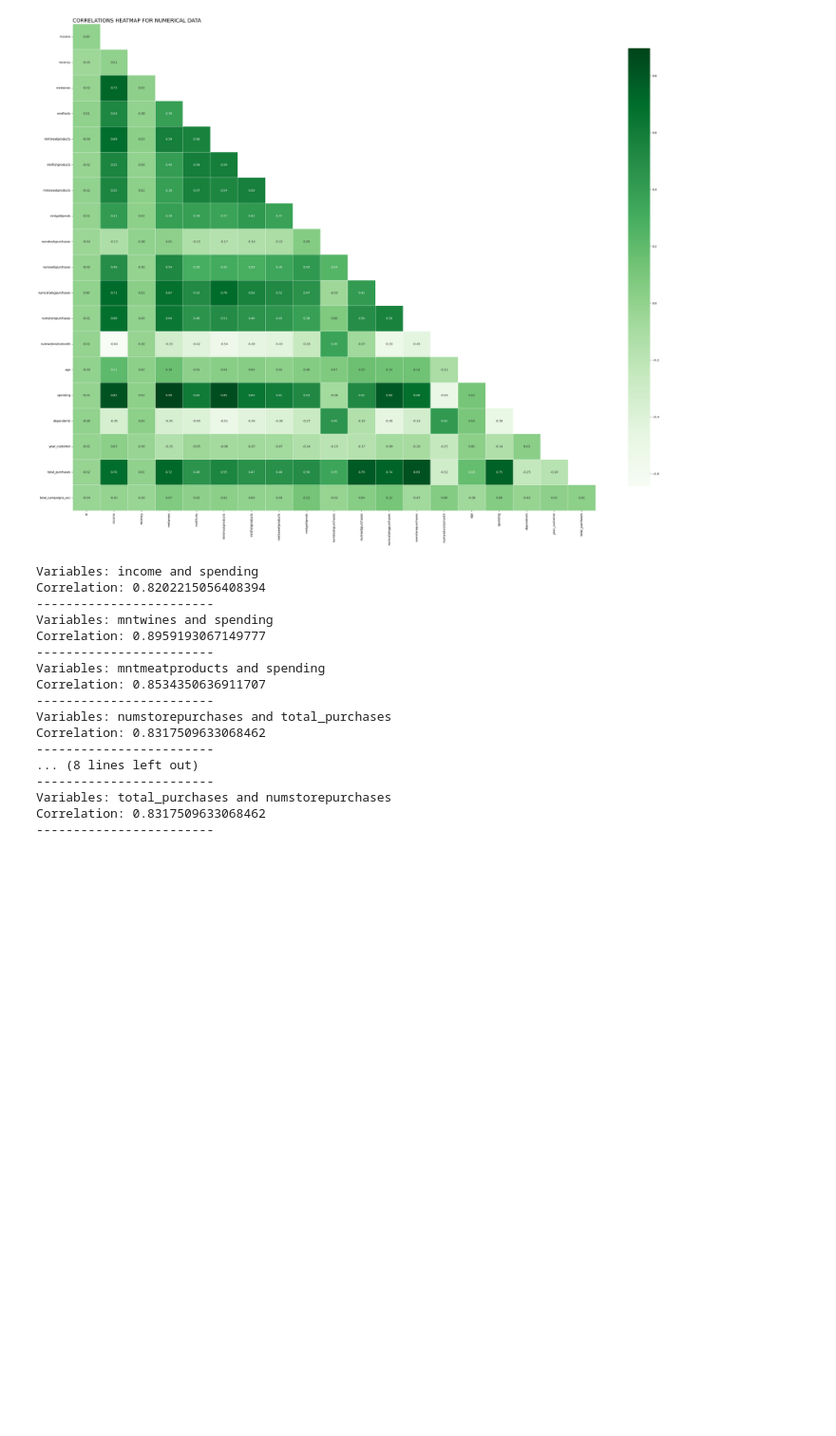
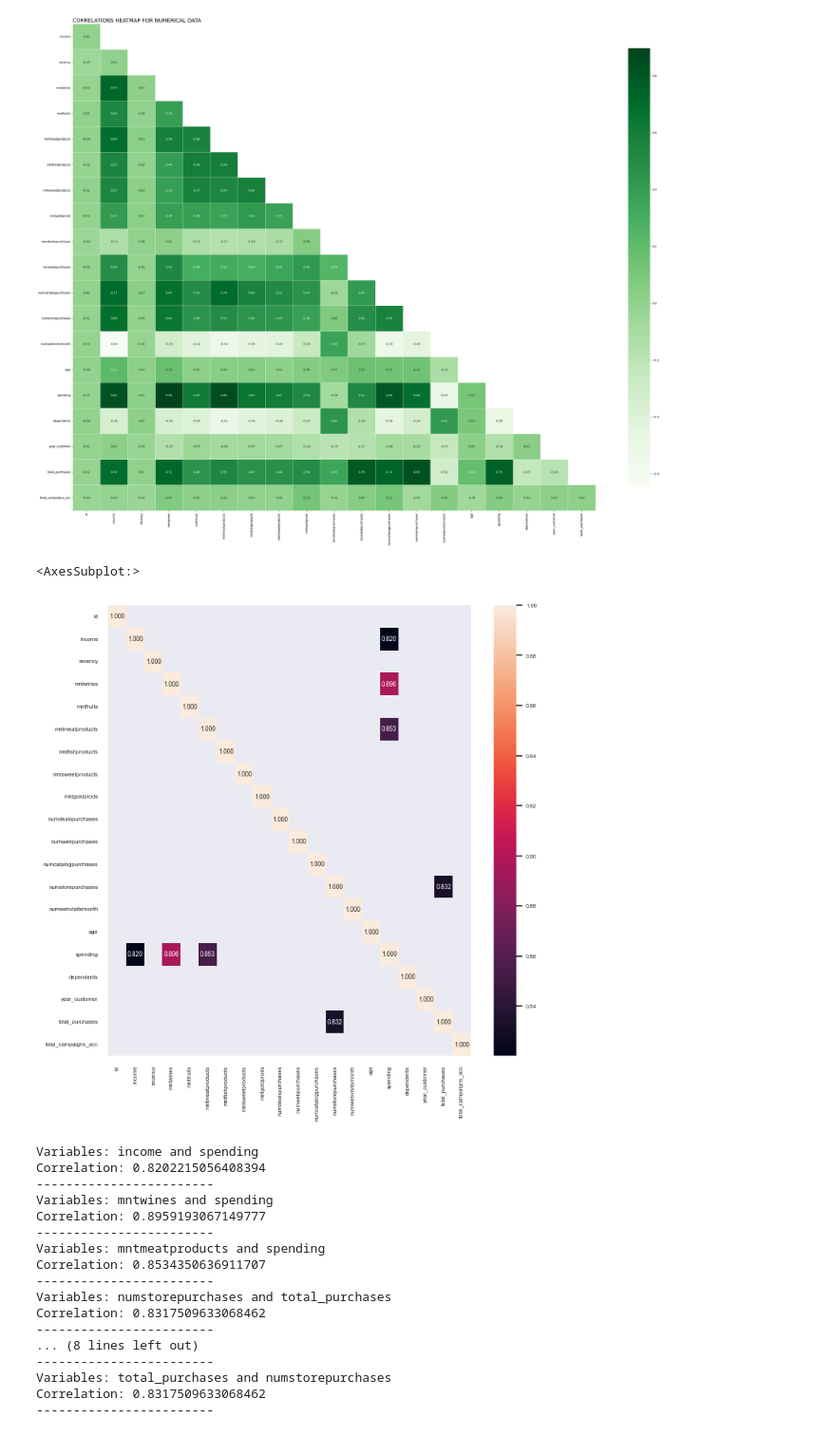
Before and after one commit to EmiliaLopez/MARKETING_ANALYTICS_PROJECT, a Jupyter notebook: marketing_analysis.ipynb, the cells around one changed output. Shown at 95% size. Drawn from its saved outputs; the diff is of its cells as text; code cells hidden in the pictures; blank space fills up the shorter version.

```diff
--- a/marketing_analysis.ipynb
+++ b/marketing_analysis.ipynb
@@ -625,6 +625,12 @@ plt.title("Correlations heatmap for numerical data".upper(), fontdict={"fontsize
 # %% [output]
 Text(0.0, 1.0, 'CORRELATIONS HEATMAP FOR NUMERICAL DATA')
 [figure]
+# %%
+sns.set(rc ={'figure.figsize':(8,8)}, font_scale=0.5)
+sns.heatmap(corr[corr>0.8], annot=True, fmt=".3f")
+# %% [output]
+<AxesSubplot:>
+[figure, added]
 # %%
 #High correlation:.80 to 1
 #Mean correlation:.60 to .80
```
Also changed, not shown: parts of 22 cells of this notebook.
